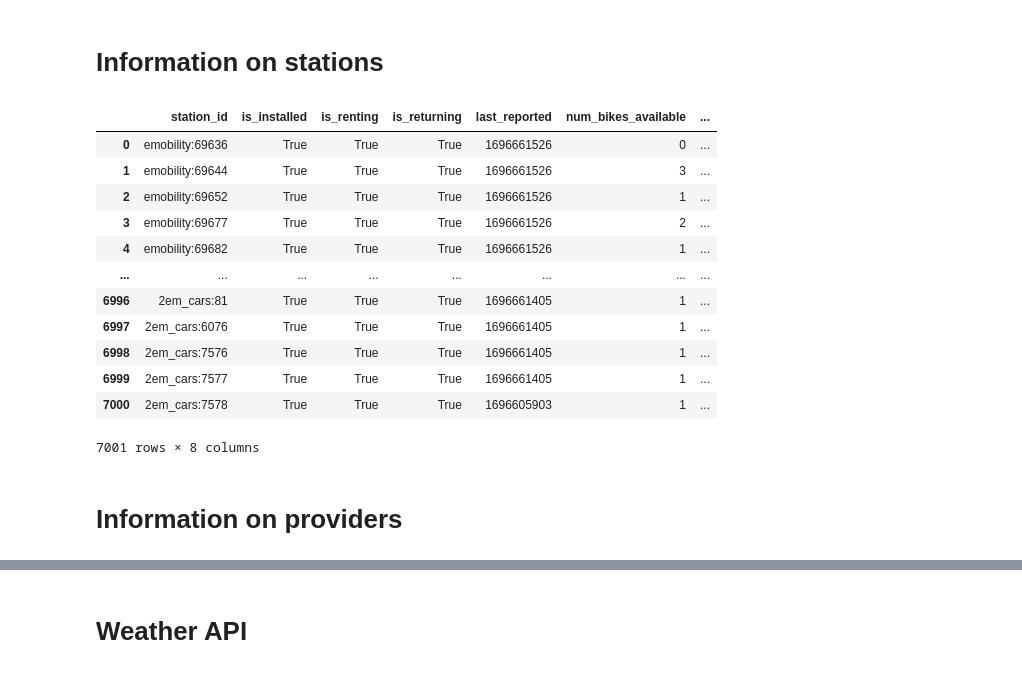
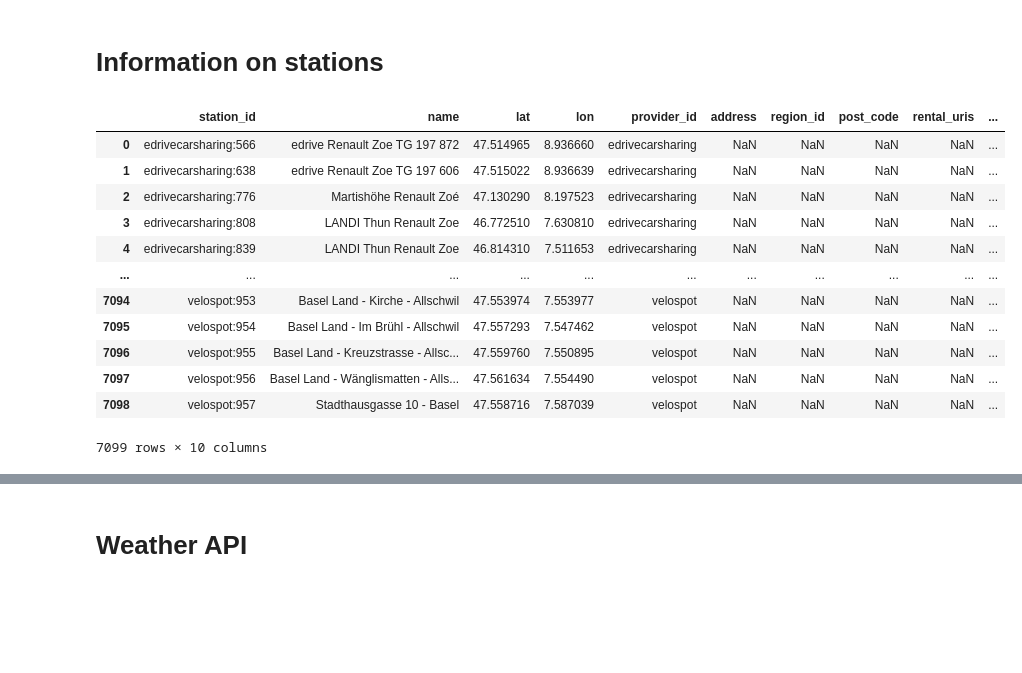
Before and after one commit to mgrunner/DWL, a Jupyter notebook: Explore_Data.ipynb, the cells around one changed output, grey strips where cells are left out. Cells and saved outputs as stored; diff of their text form; code cells hidden in the pictures; blank space fills up the shorter version.

Commit message:
Update Explore_Data.ipynb and requirements.txt

```diff
--- a/Explore_Data.ipynb
+++ b/Explore_Data.ipynb
@@ -63,29 +117,27 @@ print(prop_rented)
 # %% [markdown]
 # Information on stations
 # %%
-r = requests.get(url_station_status)
+r = requests.get(url_station_information)
 
 # When was it last updated
 last_updated = r.json()['last_updated']
 # Convert to datetime
 dt = datetime.datetime.fromtimestamp(last_updated)
 
 # Get the data on the vehicles
-data = pd.DataFrame(r.json()['data']['stations'])
-data
+station_information = pd.DataFrame(r.json()['data']['stations'])
+station_information
 # %% [output]
-|  | station_id | is_installed | is_renting | is_returning | last_reported | num_bikes_available | ... |
-| 0 | emobility:69636 | True | True | True | 1696661526 | 0 | ... |
-| 1 | emobility:69644 | True | True | True | 1696661526 | 3 | ... |
-| 2 | emobility:69652 | True | True | True | 1696661526 | 1 | ... |
-| 3 | emobility:69677 | True | True | True | 1696661526 | 2 | ... |
-| 4 | emobility:69682 | True | True | True | 1696661526 | 1 | ... |
-| ... | ... | ... | ... | ... | ... | ... | ... |
-| 6996 | 2em_cars:81 | True | True | True | 1696661405 | 1 | ... |
-| 6997 | 2em_cars:6076 | True | True | True | 1696661405 | 1 | ... |
-| 6998 | 2em_cars:7576 | True | True | True | 1696661405 | 1 | ... |
-| 6999 | 2em_cars:7577 | True | True | True | 1696661405 | 1 | ... |
-| 7000 | 2em_cars:7578 | True | True | True | 1696605903 | 1 | ... |
+|  | station_id | name | lat | lon | provider_id | address | region_id | post_code | rental_uris | ... |
+| 0 | edrivecarsharing:566 | edrive Renault Zoe TG 197 872 | 47.514965 | 8.936660 | edrivecarsharing | NaN | NaN | NaN | NaN | ... |
+| 1 | edrivecarsharing:638 | edrive Renault Zoe TG 197 606 | 47.515022 | 8.936639 | edrivecarsharing | NaN | NaN | NaN | NaN | ... |
+| 2 | edrivecarsharing:776 | Martishöhe Renault Zoé | 47.130290 | 8.197523 | edrivecarsharing | NaN | NaN | NaN | NaN | ... |
+| 3 | edrivecarsharing:808 | LANDI Thun Renault Zoe | 46.772510 | 7.630810 | edrivecarsharing | NaN | NaN | NaN | NaN | ... |
+| 4 | edrivecarsharing:839 | LANDI Thun Renault Zoe | 46.814310 | 7.511653 | edrivecarsharing | NaN | NaN | NaN | NaN | ... |
+| ... | ... | ... | ... | ... | ... | ... | ... | ... | ... | ... |
+| 7094 | velospot:953 | Basel Land - Kirche - Allschwil | 47.553974 | 7.553977 | velospot | NaN | NaN | NaN | NaN | ... |
+| 7095 | velospot:954 | Basel Land - Im Brühl - Allschwil | 47.557293 | 7.547462 | velospot | NaN | NaN | NaN | NaN | ... |
+| 7096 | velospot:955 | Basel Land - Kreuzstrasse - Allsc... | 47.559760 | 7.550895 | velospot | NaN | NaN | NaN | NaN | ... |
+| 7097 | velospot:956 | Basel Land - Wänglismatten - Alls... | 47.561634 | 7.554490 | velospot | NaN | NaN | NaN | NaN | ... |
+| 7098 | velospot:957 | Stadthausgasse 10 - Basel | 47.558716 | 7.587039 | velospot | NaN | NaN | NaN | NaN | ... |
-7001 rows × 8 columns
+7099 rows × 10 columns
-# %% [markdown]
-# Information on providers
```
Also changed, not shown: parts of 21 cells of this notebook, 1 other file.
